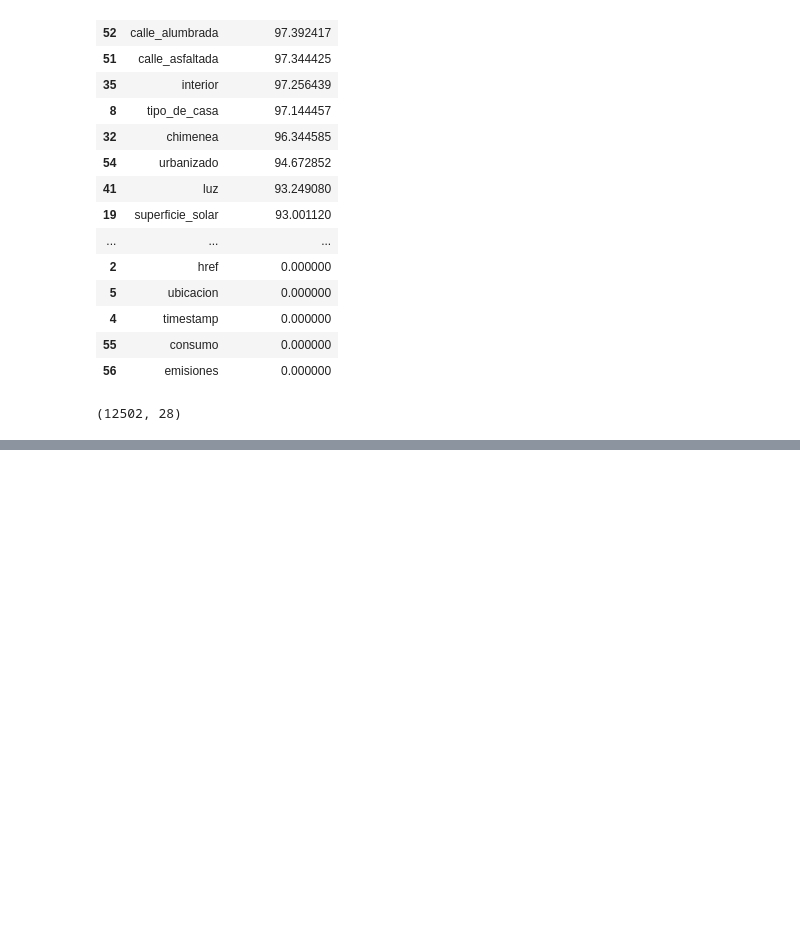
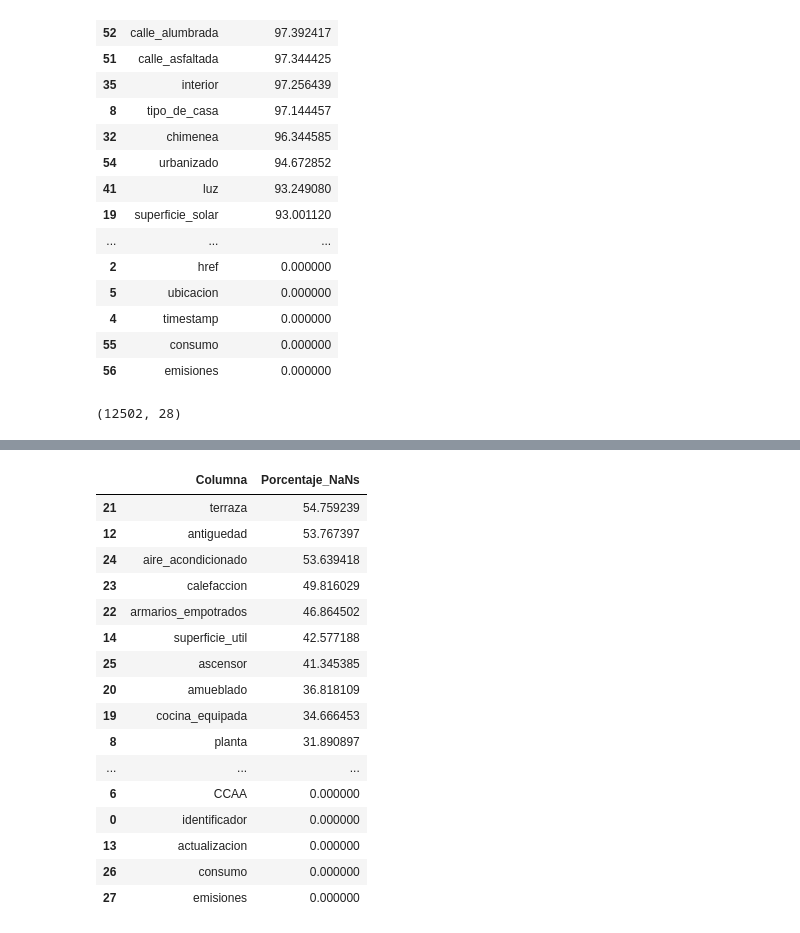
Before and after one commit to JM181998/PROYECTOAIRBNB, a Jupyter notebook: Sprint2_Parte2.ipynb, the cells around one changed output, grey strips where cells are left out. Saved outputs shown, nothing was run; the diff lists cells and outputs as text; code cells hidden in the pictures; blank space fills up the shorter version.

```diff
--- a/Sprint2_Parte2.ipynb
+++ b/Sprint2_Parte2.ipynb
@@ -45,0 +127,23 @@ df.shape
+# %%
+valores_vacios = (df.isnull().sum() / len(df2)) * 100
+df_porcentaje2 = pd.DataFrame({'Columna': valores_vacios.index, 'Porcentaje_NaNs': valores_vacios.values})
+df_porcentaje2 = df_porcentaje2.sort_values(by='Porcentaje_NaNs', ascending=False)
+df_porcentaje2
+# %% [output]
+|  | Columna | Porcentaje_NaNs |
+| 21 | terraza | 54.759239 |
+| 12 | antiguedad | 53.767397 |
+| 24 | aire_acondicionado | 53.639418 |
+| 23 | calefaccion | 49.816029 |
+| 22 | armarios_empotrados | 46.864502 |
+| 14 | superficie_util | 42.577188 |
+| 25 | ascensor | 41.345385 |
+| 20 | amueblado | 36.818109 |
+| 19 | cocina_equipada | 34.666453 |
+| 8 | planta | 31.890897 |
+| ... | ... | ... |
+| 6 | CCAA | 0.000000 |
+| 0 | identificador | 0.000000 |
+| 13 | actualizacion | 0.000000 |
+| 26 | consumo | 0.000000 |
+| 27 | emisiones | 0.000000 |
```
Also changed, not shown: parts of 13 cells of this notebook, 1 other file.
